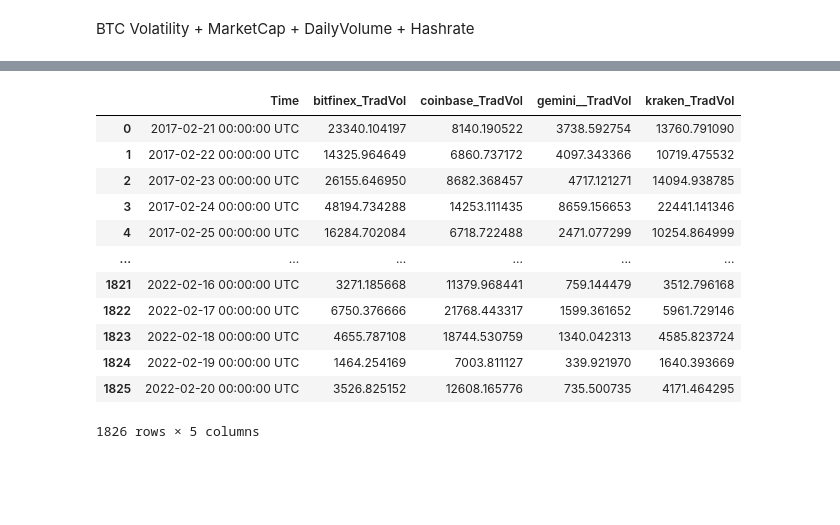
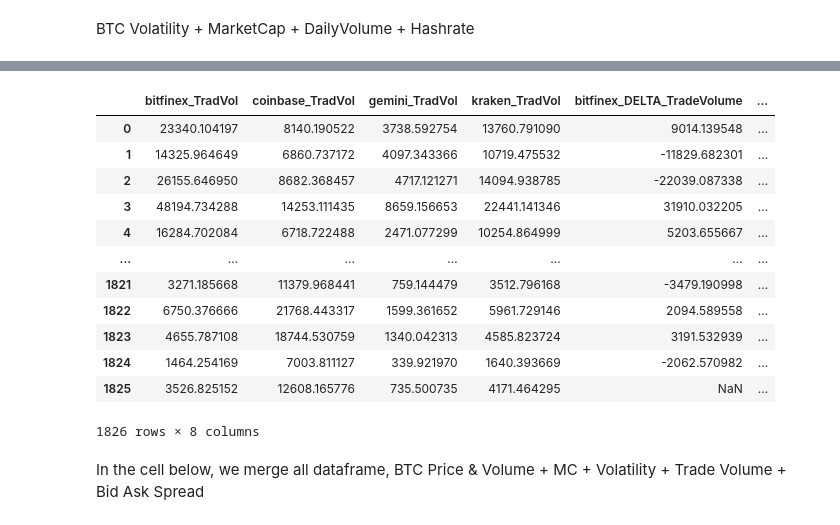
Before and after one commit to HoussamZak/EDA_ETP_Amun21, a Jupyter notebook: 5_bid_ask_volume_vola_BTC&ALTS.ipynb, the cells around one changed output, grey strips where cells are left out. Cells and saved outputs as stored; diff of their text form; code cells hidden in the pictures; blank space fills up the shorter version.

```diff
--- a/5_bid_ask_volume_vola_BTC&ALTS.ipynb
+++ b/5_bid_ask_volume_vola_BTC&ALTS.ipynb
@@ -45,42 +41,49 @@ BTC Volatility + MarketCap + DailyVolume + Hashrate
 # %%
-#VOLATILITY
-
+#VOLATILITY Dataframe
 btc_volatility_df = pd.read_csv(r'C:\Users\Fluffy\Desktop\Projects Coding\EDA_ETP_Amun21\bitcoinity BTC only Volume Volatility ETC\bitcoinity_data_VOLATILITY_21FEB2017_20FEB2022.csv')
 #Dropping irrelevant exchanges
-btc_volatility_df.drop(columns=['campbx', 'itbit','btce','cex.io', 'hitbtc','therocktrading', 'okcoin', 'bitstamp','bit-x','bitbay','exmo'], inplace = True)
+btc_volatility_df.drop(columns=['Time','campbx', 'itbit','btce','cex.io', 'hitbtc','therocktrading', 'okcoin', 'bitstamp','bit-x','bitbay','exmo'], inplace = True)
 #Renaming columns for more clarity
 btc_volatility_df.rename(columns={"bitfinex":"bitfinex_Vola", "cex.io":"cex.io_VOLA", "gemini":"gemini_VOLA", "coinbase":"coinbase_VOLA", "kraken":"kraken_VOLA"}, inplace= True)
 btc_volatility_df
 
 
-#MARKET_CAP
+#MARKET_CAP Dataframe
 btc_mc_df = pd.read_csv(r'C:\Users\Fluffy\Desktop\Projects Coding\EDA_ETP_Amun21\bitcoinity BTC only Volume Volatility ETC\bitcoinity_data_BTC_MC_21FEB2017_20FEB2022.csv')
 #Scaling / Normalizing the MKT CAP column data
 btc_mc_df
 
-#PRICE + VOLUME
-
+#PRICE + VOLUME Dataframe
 btc_price_volume_df = pd.read_csv(r'C:\Users\Fluffy\Desktop\Projects Coding\EDA_ETP_Amun21\bitcoinity BTC only Volume Volatility ETC\bitcoinity_data_PRICE+VOL_21FEB2017_20FEB2022.csv')
 btc_price_volume_df
 
-#TRADE VOLUME
+#TRADE VOLUME Dataframe
 btc_trade_volume = pd.read_csv(r'C:\Users\Fluffy\Desktop\Projects Coding\EDA_ETP_Amun21\bitcoinity BTC only Volume Volatility ETC\bitcoinity_data_trade_volume_daily_21FEB2017_20FEB2022.csv')
-btc_trade_volume.drop(columns=['bit-x','bitflyer','okcoin','bitstamp','bithumb', 'others'], inplace = True)
+btc_trade_volume.drop(columns=['Time','bit-x','bitflyer','okcoin','bitstamp','bithumb', 'others'], inplace = True)
+
 #Renaming columns for more clarity
-btc_trade_volume.rename(columns={"bitfinex":"bitfinex_TradVol",  "gemini":"gemini__TradVol", "coinbase":"coinbase_TradVol", "kraken":"kraken_TradVol"}, inplace= True)
+btc_trade_volume.rename(columns={"bitfinex":"bitfinex_TradVol",  "gemini":"gemini_TradVol", "coinbase":"coinbase_TradVol", "kraken":"kraken_TradVol"}, inplace= True)
+
+# #Adding DELTA for VOLUME Changes on each exchange
+btc_trade_volume['bitfinex_DELTA_TradeVolume'] = (btc_trade_volume['bitfinex_TradVol'] - btc_trade_volume['bitfinex_TradVol'].shift(-1))
+btc_trade_volume['gemini_DELTA_TradeVolume'] = (btc_trade_volume['gemini_TradVol'] - btc_trade_volume['gemini_TradVol'].shift(-1))
+btc_trade_volume['kraken_DELTA_TradeVolume'] = (btc_trade_volume['kraken_TradVol'] - btc_trade_volume['kraken_TradVol'].shift(-1))
+btc_trade_volume['coinbase_DELTA_TradeVolume'] = (btc_trade_volume['coinbase_TradVol'] - btc_trade_volume['coinbase_TradVol'].shift(-1))
 
 btc_trade_volume
 # %% [output]
-|  | Time | bitfinex_TradVol | coinbase_TradVol | gemini__TradVol | kraken_TradVol |
-| 0 | 2017-02-21 00:00:00 UTC | 23340.104197 | 8140.190522 | 3738.592754 | 13760.791090 |
-| 1 | 2017-02-22 00:00:00 UTC | 14325.964649 | 6860.737172 | 4097.343366 | 10719.475532 |
-| 2 | 2017-02-23 00:00:00 UTC | 26155.646950 | 8682.368457 | 4717.121271 | 14094.938785 |
-| 3 | 2017-02-24 00:00:00 UTC | 48194.734288 | 14253.111435 | 8659.156653 | 22441.141346 |
-| 4 | 2017-02-25 00:00:00 UTC | 16284.702084 | 6718.722488 | 2471.077299 | 10254.864999 |
-| ... | ... | ... | ... | ... | ... |
-| 1821 | 2022-02-16 00:00:00 UTC | 3271.185668 | 11379.968441 | 759.144479 | 3512.796168 |
-| 1822 | 2022-02-17 00:00:00 UTC | 6750.376666 | 21768.443317 | 1599.361652 | 5961.729146 |
-| 1823 | 2022-02-18 00:00:00 UTC | 4655.787108 | 18744.530759 | 1340.042313 | 4585.823724 |
-| 1824 | 2022-02-19 00:00:00 UTC | 1464.254169 | 7003.811127 | 339.921970 | 1640.393669 |
-| 1825 | 2022-02-20 00:00:00 UTC | 3526.825152 | 12608.165776 | 735.500735 | 4171.464295 |
+|  | bitfinex_TradVol | coinbase_TradVol | gemini_TradVol | kraken_TradVol | bitfinex_DELTA_TradeVolume | ... |
+| 0 | 23340.104197 | 8140.190522 | 3738.592754 | 13760.791090 | 9014.139548 | ... |
+| 1 | 14325.964649 | 6860.737172 | 4097.343366 | 10719.475532 | -11829.682301 | ... |
+| 2 | 26155.646950 | 8682.368457 | 4717.121271 | 14094.938785 | -22039.087338 | ... |
+| 3 | 48194.734288 | 14253.111435 | 8659.156653 | 22441.141346 | 31910.032205 | ... |
+| 4 | 16284.702084 | 6718.722488 | 2471.077299 | 10254.864999 | 5203.655667 | ... |
+| ... | ... | ... | ... | ... | ... | ... |
+| 1821 | 3271.185668 | 11379.968441 | 759.144479 | 3512.796168 | -3479.190998 | ... |
+| 1822 | 6750.376666 | 21768.443317 | 1599.361652 | 5961.729146 | 2094.589558 | ... |
+| 1823 | 4655.787108 | 18744.530759 | 1340.042313 | 4585.823724 | 3191.532939 | ... |
+| 1824 | 1464.254169 | 7003.811127 | 339.921970 | 1640.393669 | -2062.570982 | ... |
+| 1825 | 3526.825152 | 12608.165776 | 735.500735 | 4171.464295 | NaN | ... |
-1826 rows × 5 columns
+1826 rows × 8 columns
+# %% [markdown]
+In the cell below, we merge all dataframe, BTC Price & Volume + MC + Volatility + Trade Volume + Bid Ask Spread
```
Also changed, not shown: parts of 15 cells of this notebook, 3 other files.
